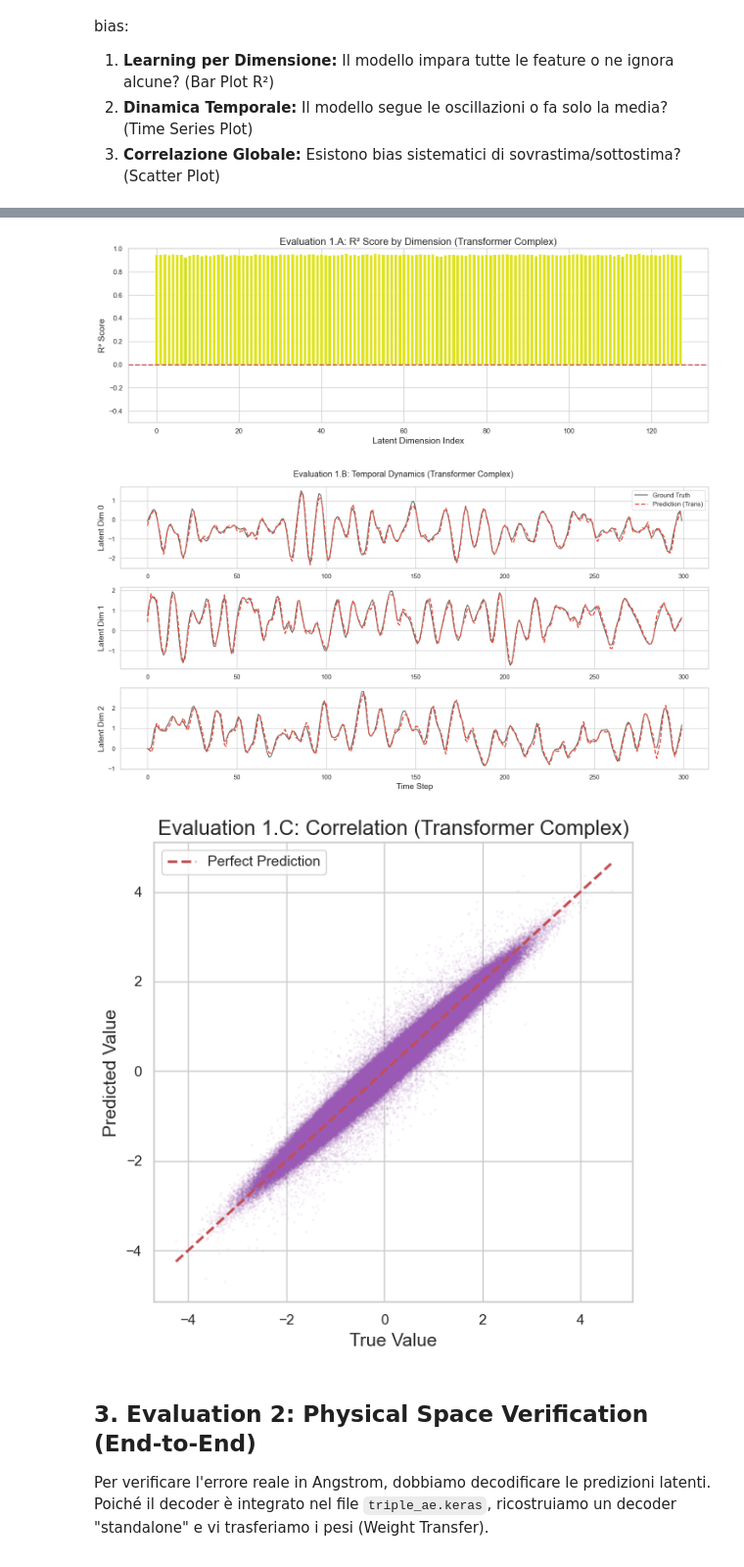
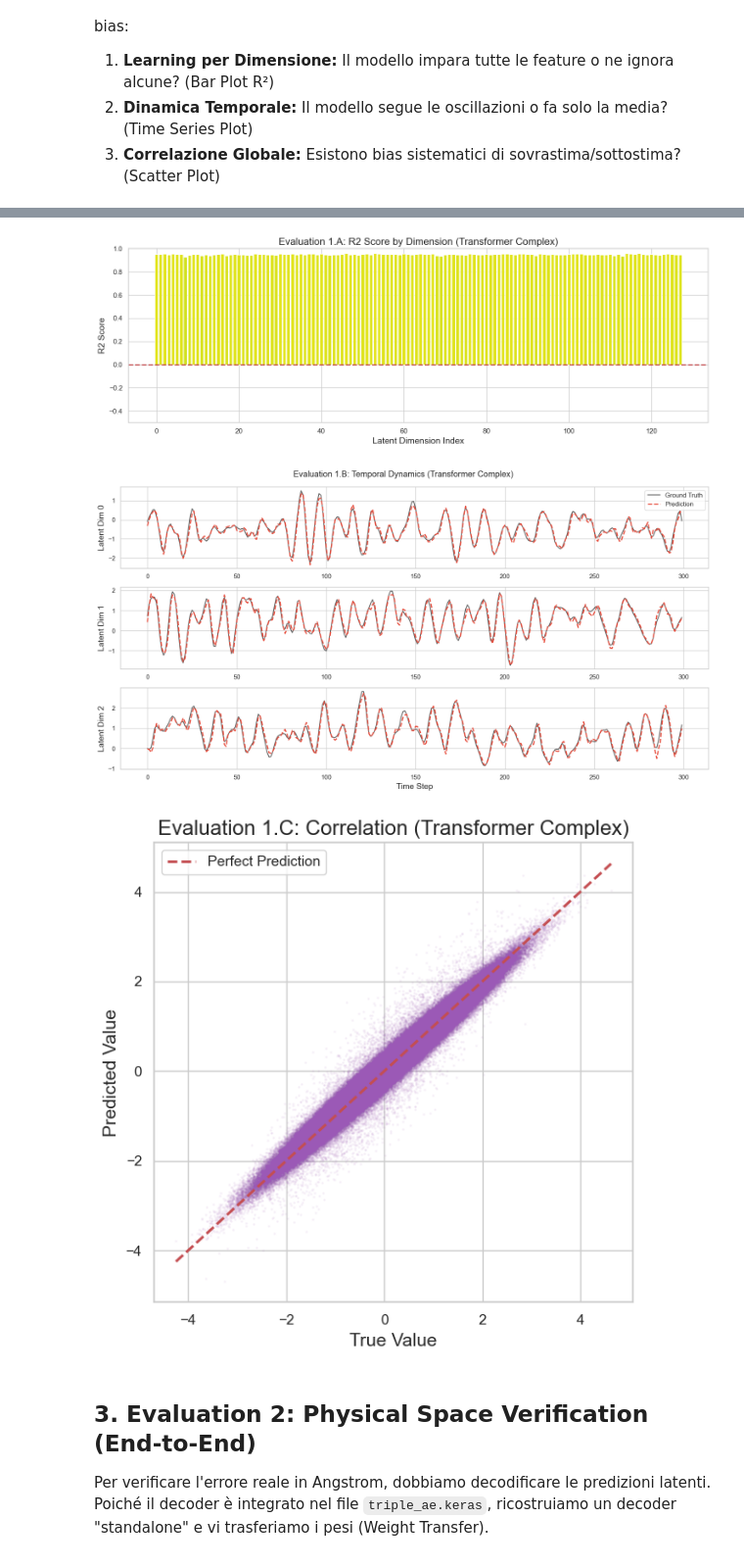
Before and after one commit to alfredoFaro98/exam_deep_learning_2026, a Jupyter notebook: Step_1_Preprocessing/04.ipynb, the cells around one changed output, grey strips where cells are left out. Shown at 98% size. Cells and saved outputs as stored; diff of their text form; code cells hidden in the pictures.

```diff
--- a/Step_1_Preprocessing/04.ipynb
+++ b/Step_1_Preprocessing/04.ipynb
@@ -218,30 +205,37 @@ Verifichiamo tre aspetti chiave per scoprire eventuali bias:
 3.  **Correlazione Globale:** Esistono bias sistematici di sovrastima/sottostima? (Scatter Plot)
 # %%
 # =============================================================================
-# BLOCCO 3: EVALUATION 1 - LATENT SPACE DIAGNOSTICS (Champion Model)
+# EVALUATION 1: LATENT SPACE DIAGNOSTICS (Selected Model)
 # =============================================================================
+import os
+import numpy as np
+import tensorflow as tf
+from tensorflow.keras.models import load_model
+from sklearn.metrics import r2_score
+import matplotlib.pyplot as plt
 
-# 1. IMPOSTAZIONE DEL VINCITORE
-# Cambiamo il percorso per puntare al Transformer che ha vinto il torneo
-WINNER_PATH = "saved_models_dynamics_transformer/Trans_Complex/best_model.keras"
-WINNER_NAME = "Transformer Complex"
-SEQ_LEN = 10 # Dal torneo sappiamo che usa SeqLen=10
+# 1. CONFIGURATION
+# Path to the model selected based on the previous comparative study
+SELECTED_MODEL_PATH = "saved_models_dynamics_transformer/Trans_Complex/best_model.keras"
+MODEL_NAME = "Transformer Complex"
+SEQ_LEN = 10 # Sequence length associated with the selected architecture
 
-print(f"🧠 Caricamento Modello Vincitore: {WINNER_NAME}")
-print(f"📂 Percorso: {WINNER_PATH}")
+print(f" Loading Selected Model: {MODEL_NAME}")
+print(f" Path: {SELECTED_MODEL_PATH}")
 
-# 2. CARICAMENTO MODELLO (Con supporto per Layer Custom)
-# Dobbiamo passare 'PositionalEmbedding' ai custom_objects altrimenti non lo apre
+# 2. MODEL LOADING
+# The 'PositionalEmbedding' class must be passed to custom_objects for deserialization
+# Note: Ensure the PositionalEmbedding class is defined in the current namespace
 try:
-    model = load_model(WINNER_PATH, safe_mode=False, custom_objects={"PositionalEmbedding": PositionalEmbedding})
-    print("✅ Modello caricato correttamente!")
+    model = load_model(SELECTED_MODEL_PATH, safe_mode=False, custom_objects={"PositionalEmbedding": PositionalEmbedding})
+    print(" Model loaded successfully.")
 except NameError:
-    print("❌ ERRORE: La classe 'PositionalEmbedding' non è definita.")
-    print("👉 Assicurati di aver eseguito la cella precedente (quella del Torneo) dove è definita la classe.")
+    print(" ERROR: The class 'PositionalEmbedding' is not defined.")
+    print(" Please ensure the class definition cell has been executed.")
     raise
 
-# 3. PREPARAZIONE DATI
-# Rigeneriamo le sequenze per essere sicuri che la lunghezza sia giusta (10)
+# 3. DATA PREPARATION
+# Regenerating sequences to ensure strict consistency with the model's SEQ_LEN
 def create_eval_sequences(data, seq_length):
     xs, ys = [], []
     for i in range(len(data) - seq_length):
@@ -249,52 +243,57 @@ def create_eval_sequences(data, seq_length):
         ys.append(data[i + seq_length])
     return np.asarray(xs), np.asarray(ys)
 
-print(f"📥 Preparazione Test Set (Window={SEQ_LEN})...")
-X_test, y_true = create_eval_sequences(test_data, seq_length=SEQ_LEN)
+print(f" Preparing Test Set (Window={SEQ_LEN})...")
+# Assuming 'test_raw' is available from the previous step.
+# If not, ensure the dataset is loaded before running this block.
+X_test, y_true = create_eval_sequences(test_raw, seq_length=SEQ_LEN)
 
-# 4. PREDIZIONE
-print("🔮 Generazione predizioni...")
+# 4. PREDICTION
+print(" Generating predictions...")
 y_pred = model.predict(X_test, verbose=1)
 
-# --- A. R2 SCORE PER DIMENSIONE ---
+# --- A. R2 SCORE PER DIMENSION ---
+# Quantifies how well the model captures the variance of each latent dimension
 n_dims = y_true.shape[1]
 r2_scores = [r2_score(y_true[:, i], y_pred[:, i]) for i in range(n_dims)]
 
 plt.figure(figsize=(14, 5))
 plt.bar(range(n_dims), r2_scores, color=plt.cm.viridis(np.array(r2_scores)))
 plt.axhline(0, color='r', linestyle='--')
-plt.title(f'Evaluation 1.A: R² Score by Dimension ({WINNER_NAME})')
+plt.title(f'Evaluation 1.A: R2 Score by Dimension ({MODEL_NAME})')
 plt.xlabel('Latent Dimension Index')
-plt.ylabel('R² Score')
-plt.ylim(bottom=-0.5, top=1.0) # Fissiamo i limiti per vedere meglio
+plt.ylabel('R2 Score')
+plt.ylim(bottom=-0.5, top=1.0)
 plt.tight_layout()
-plt.savefig("Evaluation_1A_R2_Winner.jpg", dpi=300)
+plt.savefig("Evaluation_1A_R2_Selected.jpg", dpi=300)
 plt.show()
 
-# --- B. TIME SERIES (Primi 300 step) ---
+# --- B. TIME SERIES (First 3 Latent Dimensions) ---
+# Visual inspection of the dynamics for the first 300 time steps
 plt.figure(figsize=(15, 8))
 for i in range(3):
     plt.subplot(3, 1, i+1)
     plt.plot(y_true[:300, i], 'k', label='Ground Truth', linewidth=1.5, alpha=0.7)
-    plt.plot(y_pred[:300, i], '--', color='#e74c3c', label='Prediction (Trans)', linewidth=2) # Rosso per Transformer
+    plt.plot(y_pred[:300, i], '--', color='#e74c3c', label='Prediction', linewidth=2)
     plt.ylabel(f'Latent Dim {i}')
     if i==0: plt.legend()
 plt.xlabel('Time Step')
-plt.suptitle(f'Evaluation 1.B: Temporal Dynamics ({WINNER_NAME})')
+plt.suptitle(f'Evaluation 1.B: Temporal Dynamics ({MODEL_NAME})')
 plt.tight_layout()
-plt.savefig("Evaluation_1B_TimeSeries_Winner.jpg", dpi=300)
+plt.savefig("Evaluation_1B_TimeSeries_Selected.jpg", dpi=300)
 plt.show()
 
-# --- C. SCATTER PLOT ---
+# --- C. SCATTER PLOT (Correlation) ---
+# Global correlation check between Predicted vs True values across all dimensions
 plt.figure(figsize=(6, 6))
-plt.scatter(y_true.flatten(), y_pred.flatten(), alpha=0.05, s=1, color='#9b59b6') # Viola per Transformer
+plt.scatter(y_true.flatten(), y_pred.flatten(), alpha=0.05, s=1, color='#9b59b6')
 min_val, max_val = y_true.min(), y_true.max()
 plt.plot([min_val, max_val], [min_val, max_val], 'r--', label='Perfect Prediction')
-plt.title(f'Evaluation 1.C: Correlation ({WINNER_NAME})')
+plt.title(f'Evaluation 1.C: Correlation ({MODEL_NAME})')
 plt.xlabel('True Value')
 plt.ylabel('Predicted Value')
 plt.legend()
 plt.tight_layout()
-plt.savefig("Evaluation_1C_Scatter_Winner.jpg", dpi=300)
+plt.savefig("Evaluation_1C_Scatter_Selected.jpg", dpi=300)
 plt.show()
 # %% [output]
@@ -306,6 +305,6 @@ plt.show()
 156/156 ━━━━━━━━━━━━━━━━━━━━ 1s 6ms/step
 [figure]
-[figure, old version]
+[figure, new version]
 [figure]
 # %% [markdown]
 ## 3. Evaluation 2: Physical Space Verification (End-to-End)
```
Also changed, not shown: parts of 7 cells of this notebook, 16 other files.
